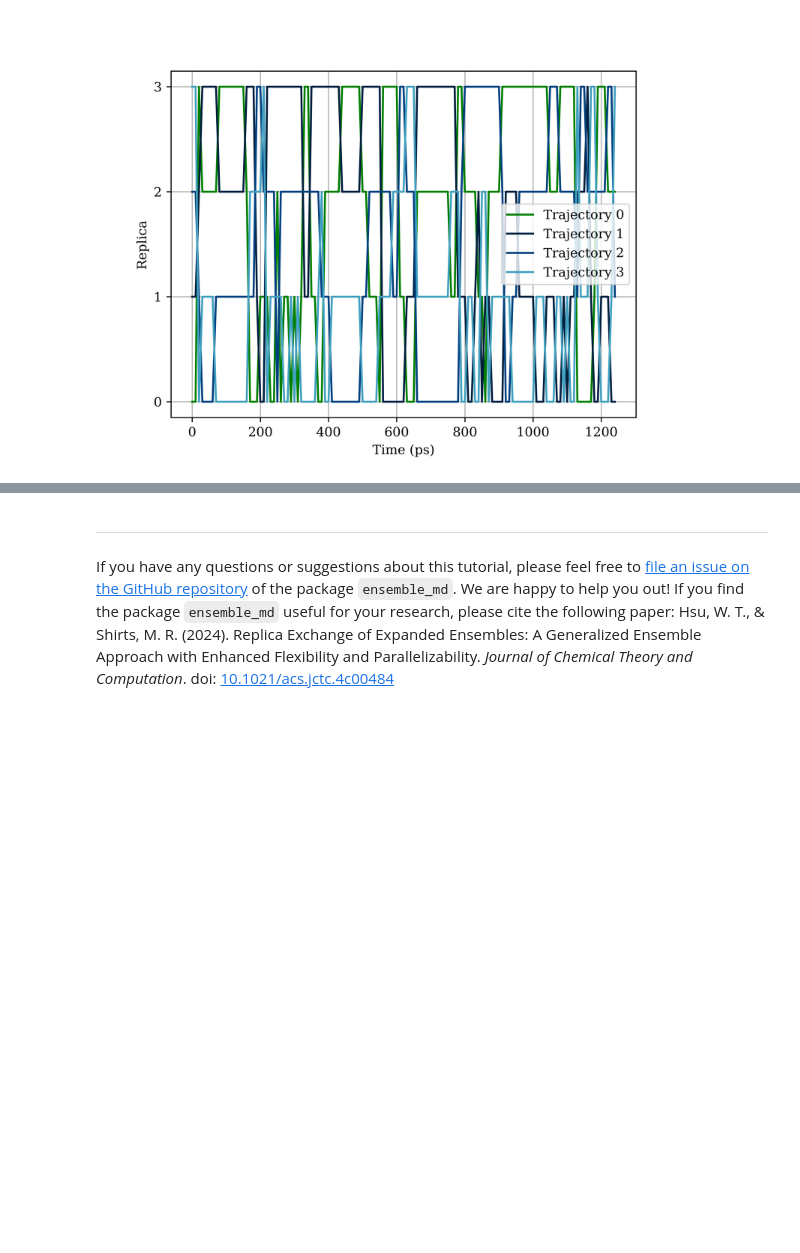
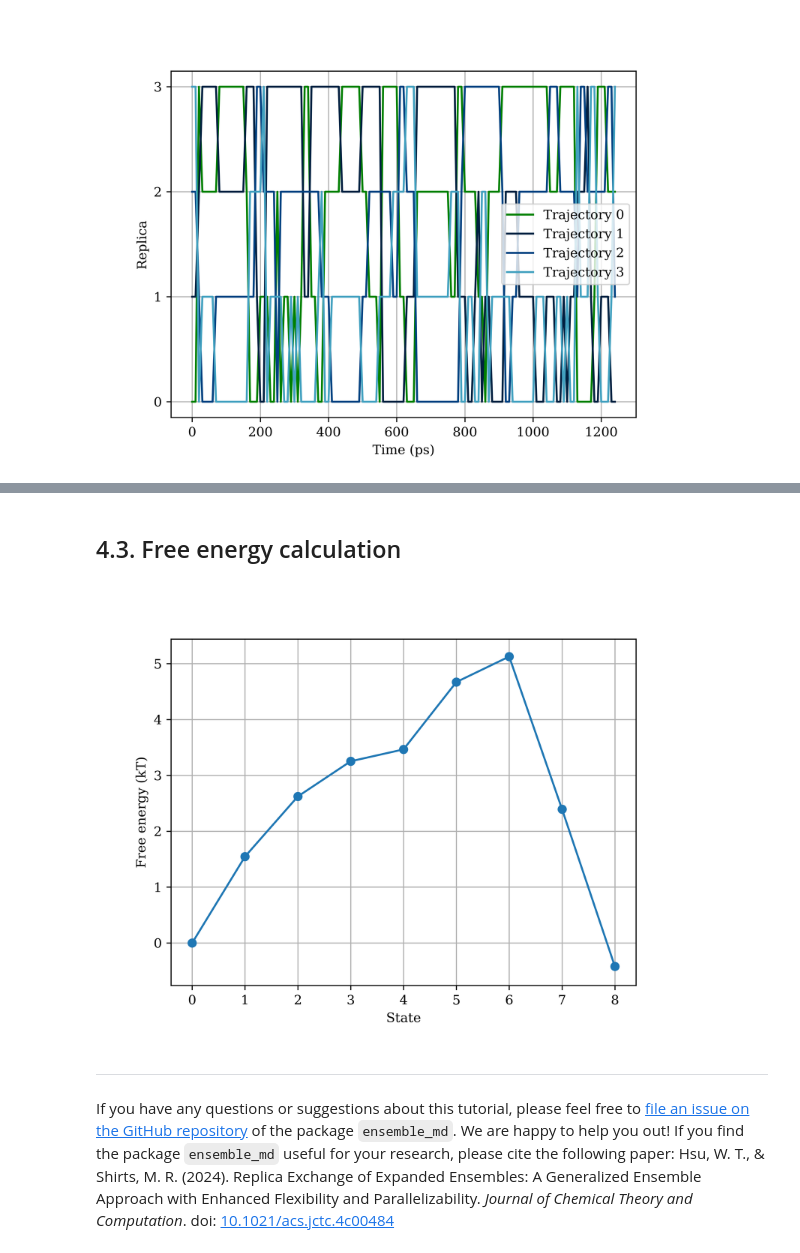
Before and after one commit to wehs7661/ensemble_md, a Jupyter notebook: docs/examples/tutorial_1/standard_REXEE.ipynb, the cells around one changed output, grey strips where cells are left out. Saved outputs shown, nothing was run; the diff lists cells and outputs as text; code cells hidden in the pictures; blank space fills up the shorter version.

```diff
--- a/docs/examples/tutorial_1/standard_REXEE.ipynb
+++ b/docs/examples/tutorial_1/standard_REXEE.ipynb
@@ -280,3 +330,9 @@ display(Image(filename=images[0]), Image(filename=images[1]))
+# %% [markdown]
+## 4.3. Free energy calculation
+# %%
+display(Image(filename='example_outputs/analysis/free_energy_profile.png', width=600))
+# %% [output]
+[figure, added]
 # %% [markdown]
 ---
 If you have any questions or suggestions about this tutorial, please feel free to [file an issue on the GitHub repository](https://github.com/wehs7661/ensemble_md/issues) of the package `ensemble_md`. We are happy to help you out! If you find the package `ensemble_md` useful for your research, please cite the following paper: Hsu, W. T., & Shirts, M. R. (2024). Replica Exchange of Expanded Ensembles: A Generalized Ensemble Approach with Enhanced Flexibility and Parallelizability. *Journal of Chemical Theory and Computation*. doi: [10.1021/acs.jctc.4c00484](https://doi.org/10.1021/acs.jctc.4c00484)
```
Also changed, not shown: parts of 17 cells of this notebook, 2 other files.
